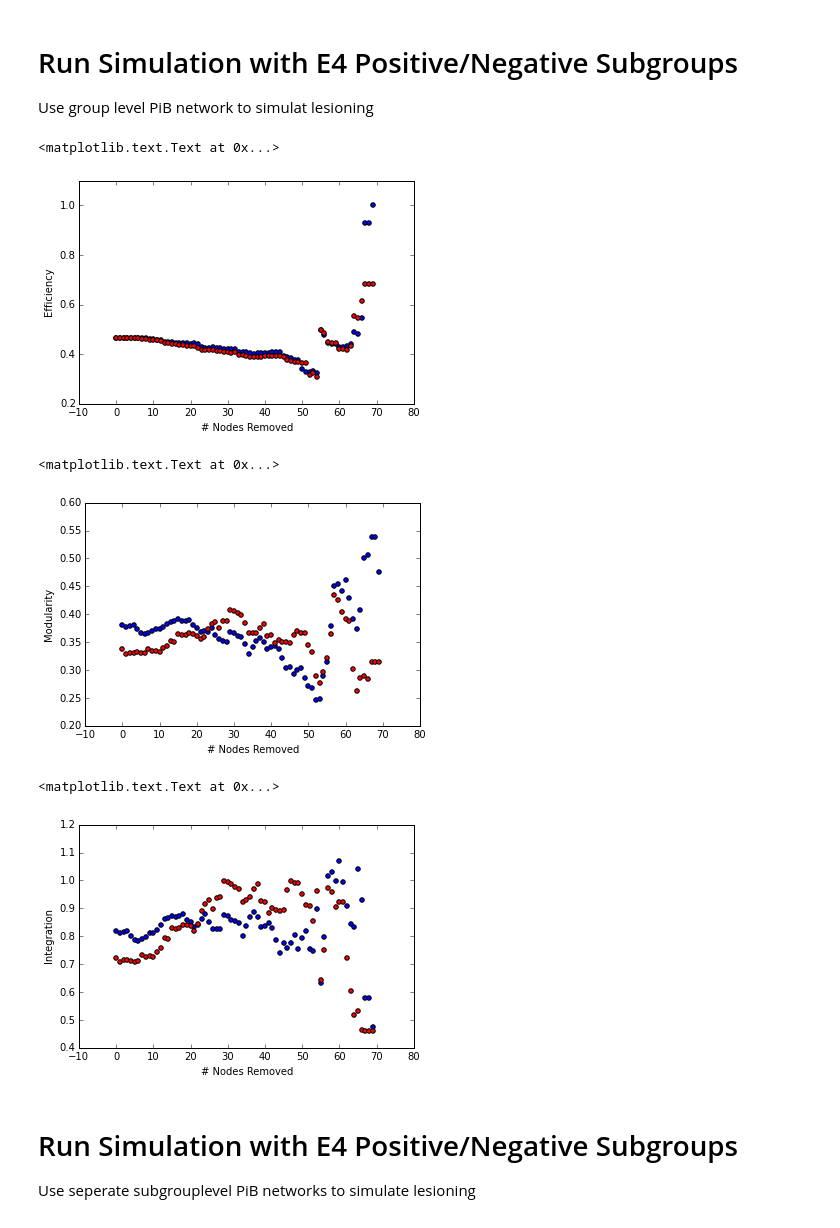
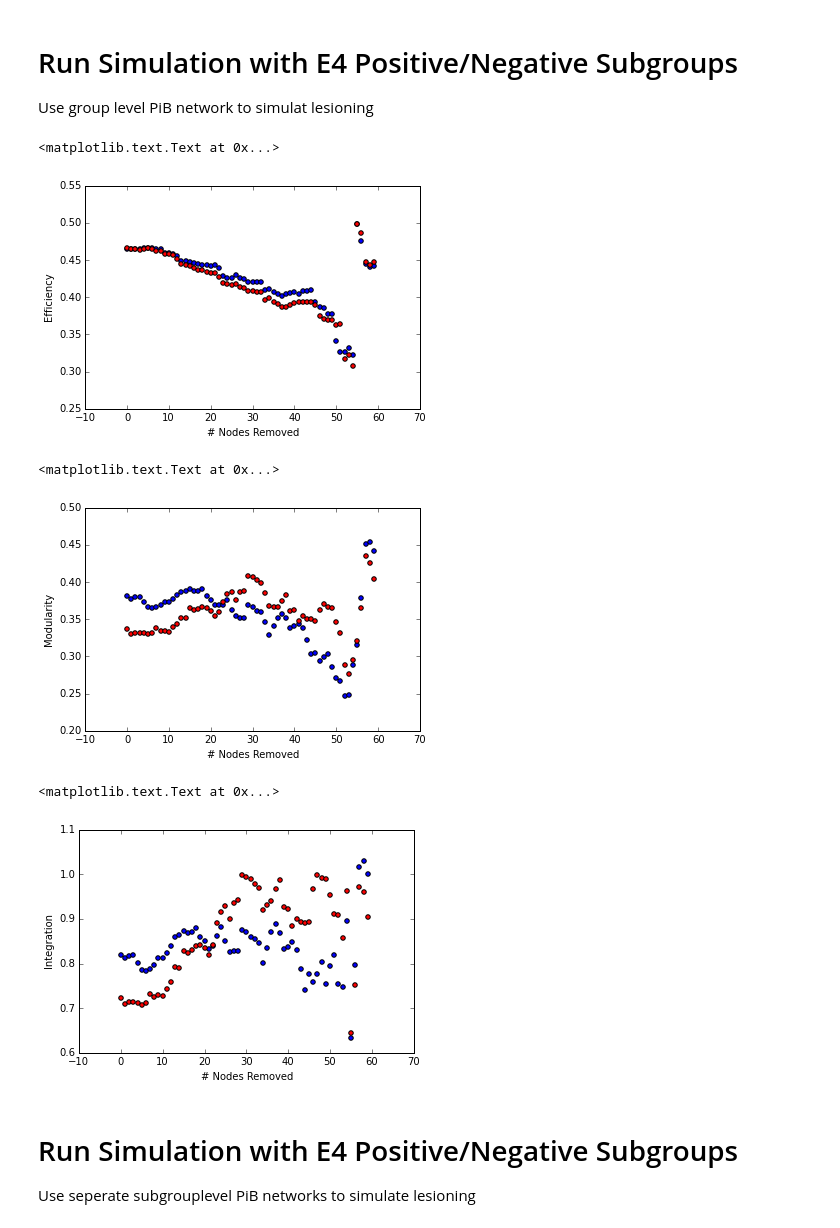
Before and after one commit to dinodigma/research, a Jupyter notebook: surf/lesion_simulation.ipynb, the cells around one changed output. Drawn from its saved outputs; the diff is of its cells as text; code cells hidden in the pictures.

```diff
--- a/surf/lesion_simulation.ipynb
+++ b/surf/lesion_simulation.ipynb
@@ -210,26 +215,27 @@ Use group level PiB network to simulat lesioning
 # %%
 # Modify the PiB Correlation Matrix in order to be able to use nx.shortest_path_length
 invpibmat = -1.0 * pibmat + 1.0
 invpibnet = nx.from_numpy_matrix(invpibmat)
 inp_fnet_neg, inp_fnet_pos, inp_pnet = fnet_neg.copy(), fnet_pos.copy(), invpibnet.copy()
 
 # Run Simulation
-mpos, epos = run_simulation(inp_fnet_pos, inp_pnet, seed, 70)
-mneg, eneg = run_simulation(inp_fnet_neg, inp_pnet, seed, 70)
+mpos, epos = run_simulation(inp_fnet_pos, inp_pnet, seed, 60)
+mneg, eneg = run_simulation(inp_fnet_neg, inp_pnet, seed, 60)
 
 # Plot Efficiencies
 fig = plt.figure()
 ax = fig.add_subplot(111)
 
 
 ax.scatter(range(len(epos)), epos, c = 'b')
 ax.scatter(range(len(eneg)), eneg, c = 'r')
+#ax.scatter(range(len(enull)), enull, c = 'g')
 
 plt.xlabel('# Nodes Removed')
 plt.ylabel('Efficiency')
 # %% [output]
 <matplotlib.text.Text at 0x...>
-[figure, old version]
+[figure, new version]
 # %%
 # Plot Modularities
 fig = plt.figure()
@@ -238,19 +244,21 @@ ax = fig.add_subplot(111)
 
 ax.scatter(range(len(mpos)), mpos, c = 'b')
 ax.scatter(range(len(mneg)), mneg, c = 'r')
+#ax.scatter(range(len(mnull)), mnull, c = 'g')
 
 plt.xlabel('# Nodes Removed')
 plt.ylabel('Modularity')
 # %% [output]
 <matplotlib.text.Text at 0x...>
-[figure, old version]
+[figure, new version]
 # %%
 # Integration = Modularity / Efficiency
-integ_pos, integ_neg = [], []
+integ_pos, integ_neg, integ_null = [], [], []
 
 for i in range(len(mpos)):
     integ_pos.append(mpos[i] / epos[i])
     integ_neg.append(mneg[i] / eneg[i])
+    #integ_null.append(mnull[i] / enull[i])
 
 # Plot Integrations
 fig = plt.figure()
@@ -259,12 +267,13 @@ ax = fig.add_subplot(111)
 # Run simulation with E4 Positive Subjects
 ax.scatter(range(len(integ_pos)), integ_pos, c = 'b')
 ax.scatter(range(len(integ_neg)), integ_neg, c = 'r')
+#ax.scatter(range(len(inte_null)), integ_null, c = 'g')
 
 plt.xlabel('# Nodes Removed')
 plt.ylabel('Integration')
 # %% [output]
 <matplotlib.text.Text at 0x...>
-[figure, old version]
+[figure, new version]
 # %% [markdown]
 Run Simulation with E4 Positive/Negative Subgroups
 ===========================
```
Also changed, not shown: parts of 18 cells of this notebook, 2 other files.
